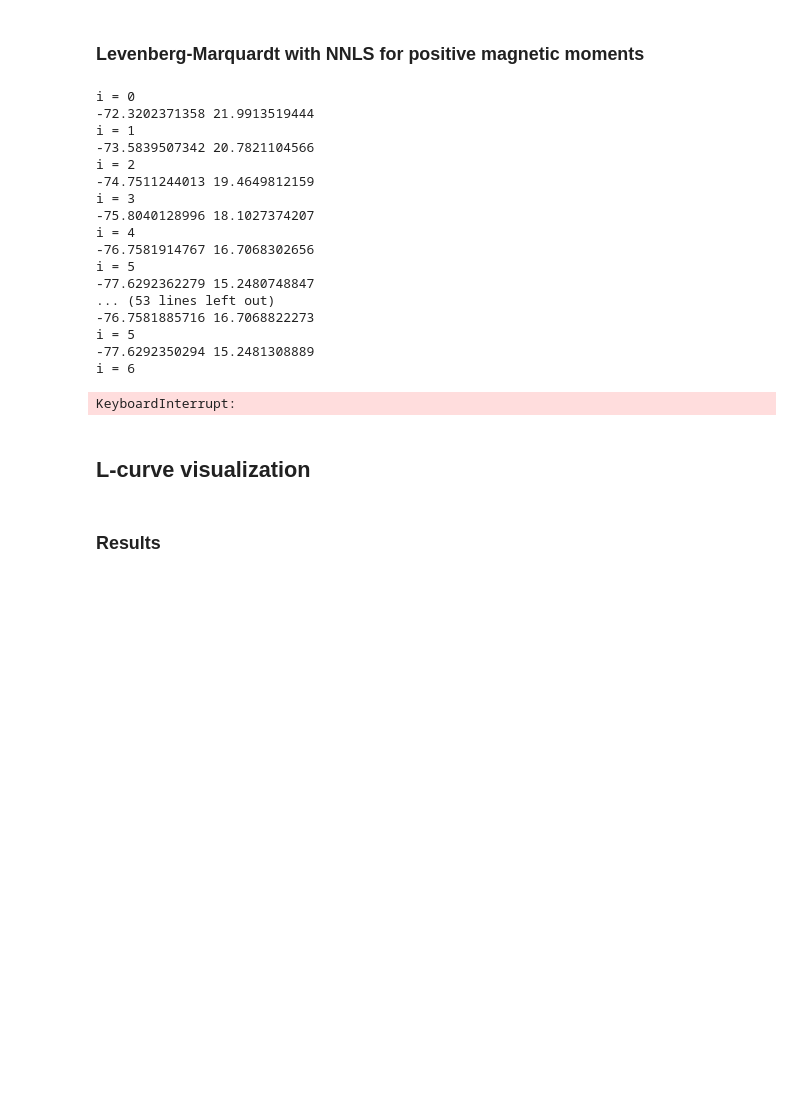
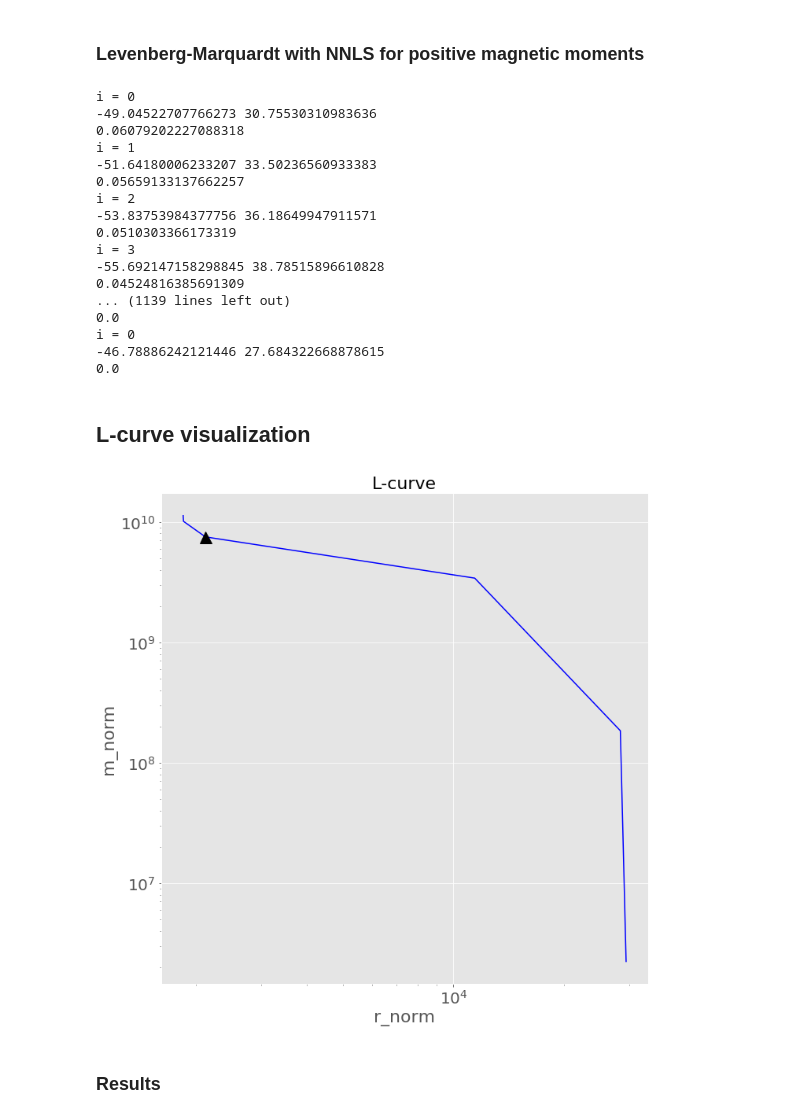
Before and after one commit to pinga-lab/eqlayer-magnetization-direction, a Jupyter notebook: code/notebooks/real_data_application/diorama_real_data/Diorama_EQL_magdirection_calculation.ipynb, the cells around one changed output. Cells and saved outputs as stored; diff of their text form; code cells hidden in the pictures; blank space fills up the shorter version.

```diff
--- a/code/notebooks/real_data_application/diorama_real_data/Diorama_EQL_magdirection_calculation.ipynb
+++ b/code/notebooks/real_data_application/diorama_real_data/Diorama_EQL_magdirection_calculation.ipynb
@@ -23,3 +25,5 @@ notebook_name = 'Diorama_EQL_magdirection_calculation.ipynb'
+# %%
+plt.style.use('ggplot')
 # %% [markdown]
 #### Importing auxiliary functions
 # %%
@@ -67,7 +71,7 @@ Main field declination: -18.5 degree
 # %% [markdown]
 ## Generating the layer with my function
 # %%
-h = 1000.
+h = 0.
 # %% [markdown]
 #### Generating a layer
 # %%
@@ -99,13 +103,13 @@ incl_est = []
 decl_est = []
 phi_list = []
 for i in mu_list:
-    m_LM,inc_est,dec_est,phi,imax,pest,incs,decs = fc.levenberg_marquardt_NNLS(
-        data['tfa_20'],data['x'],data['y'],
-        data['z'],xs,ys,zs,inc_gf,dec_gf,-71.,23.,lamb,dlamb,i_pos,it_max,it_marq,eps_e,eps_i,i)
+    m_LM,inc_est,dec_est,phi,imax,pest,incs,decs = fc.LM_NNLS(
+        data['tfa_12'],data['x'],data['y'],
+        data['z'],xs,ys,zs,inc_gf,dec_gf,-46.,28.,lamb,dlamb,i_pos,it_max,it_marq,eps_e,eps_i,i)
     G = fc.sensitivity_mag(data['x'],data['y'],data['z'],
                        xs,ys,zs,inc_gf,dec_gf,inc_est,dec_est)
     tfpred = np.dot(G,m_LM)
-    r = data['tfa_20'] - tfpred
+    r = data['tfa_12'] - tfpred
 
     norm_r.append(np.sqrt(np.sum(r*r)))
     norm_m.append(np.sqrt(np.sum(m_LM*m_LM)))
@@ -115,49 +119,45 @@ for i in mu_list:
     phi_list.append(phi)
 # %% [output]
 i = 0
--72.3202371358 21.9913519444
+-49.04522707766273 30.75530310983636
+0.06079202227088318
 i = 1
--73.5839507342 20.7821104566
+-51.64180006233207 33.50236560933383
+0.05659133137662257
 i = 2
--74.7511244013 19.4649812159
+-53.83753984377756 36.18649947911571
+0.0510303366173319
 i = 3
--75.8040128996 18.1027374207
-i = 4
--76.7581914767 16.7068302656
-i = 5
--77.6292362279 15.2480748847
-... (53 lines left out)
--76.7581885716 16.7068822273
-i = 5
--77.6292350294 15.2481308889
-i = 6
+-55.692147158298845 38.78515896610828
+0.04524816385691309
+... (1139 lines left out)
+0.0
+i = 0
+-46.78886242121446 27.684322668878615
+0.0
-KeyboardInterrupt:
 # %% [markdown]
 ## L-curve visualization
 # %%
-title_font = 20
-bottom_font = 18
+title_font = 22
+bottom_font = 20
 saturation_factor = 1.
 plt.close('all')
-plt.figure(figsize=(9,9), tight_layout=True)
+plt.figure(figsize=(10,10), tight_layout=True)
 
-plt.figure(figsize=(10, 10))
 plt.loglog(norm_r,norm_m, 'b-')
-plt.loglog(norm_r,norm_m, 'bo')
+plt.plot(norm_r[3],norm_m[3], 'k^',markersize=15)
 plt.title('L-curve', fontsize=title_font)
 plt.xlabel('r_norm', fontsize = title_font)
 plt.ylabel('m_norm', fontsize = title_font)
-plt.tick_params(axis='both', which='major', labelsize=15)
+plt.tick_params(axis='both', which='major', labelsize=bottom_font)
 
 file_name = 'figs/Lcurve_RM'
 plt.savefig(file_name+'.png',dpi=300)
 saved_files.append(file_name+'.png')
 
-plt.savefig(file_name+'.eps',dpi=300)
-saved_files.append(file_name+'.eps')
-
-
 plt.show()
+# %% [output]
+[figure, added]
 # %% [markdown]
 ### Results
 # %%
```
Also changed, not shown: parts of 3 cells of this notebook, 42 other files.
